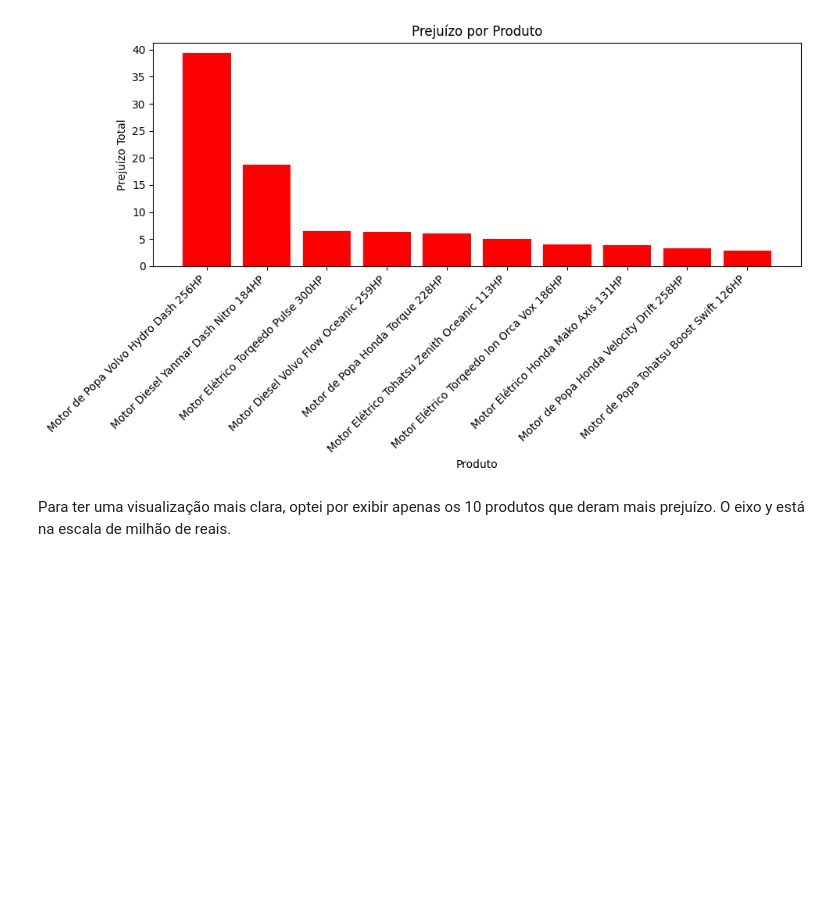
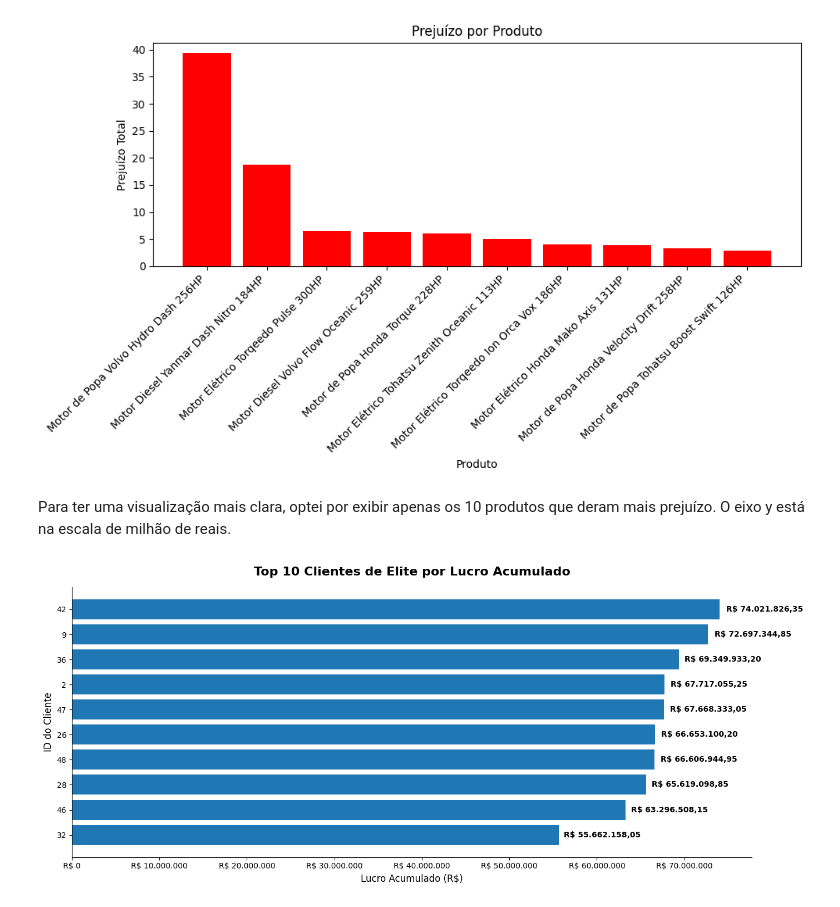
Before and after one commit to leorb99/lighthouse, a Jupyter notebook: notebooks/analysis_data.ipynb, the cells around one changed output. Drawn from its saved outputs; the diff is of its cells as text; code cells hidden in the pictures; blank space fills up the shorter version.

```diff
--- a/notebooks/analysis_data.ipynb
+++ b/notebooks/analysis_data.ipynb
@@ -124,3 +126,32 @@ plt.show()
 [figure]
 # %% [markdown]
 Para ter uma visualização mais clara, optei por exibir apenas os 10 produtos que deram mais prejuízo. O eixo y está na escala de milhão de reais.
+# %%
+df_top10 = pd.read_csv('../datasets/top10.csv')
+df_top10 = df_top10.sort_values(by='total_revenue', ascending=True)
+df_top10['id_client'] = df_top10['id_client'].astype(str)
+fig, ax = plt.subplots(figsize=(14, 6))
+bars = ax.barh(df_top10['id_client'], df_top10['total_revenue'])
+ax.set_title('Top 10 Clientes de Elite por Lucro Acumulado', fontsize=16, fontweight='bold', pad=15)
+ax.set_xlabel('Lucro Acumulado (R$)', fontsize=12)
+ax.set_ylabel('ID do Cliente', fontsize=12)
+formatter = ticker.FuncFormatter(lambda x, pos: f'R$ {x:,.0f}'.replace(',', '.'))
+ax.xaxis.set_major_formatter(formatter)
+ax.spines['top'].set_visible(False)
+ax.spines['right'].set_visible(False)
+
+for bar in bars:
+    width = bar.get_width()
+    ax.text(width + (width * 0.01),
+            bar.get_y() + bar.get_height()/2,
+            f'R$ {width:,.2f}'.replace(',', 'X').replace('.', ',').replace('X', '.'), # formato BRL
+            ha='left',
+            va='center',
+            fontsize=10,
+            fontweight='bold',
+            color='black')
+
+plt.tight_layout()
+plt.show()
+# %% [output]
+[figure, added]
```
Also changed, not shown: parts of 4 cells of this notebook, 2 other files.
